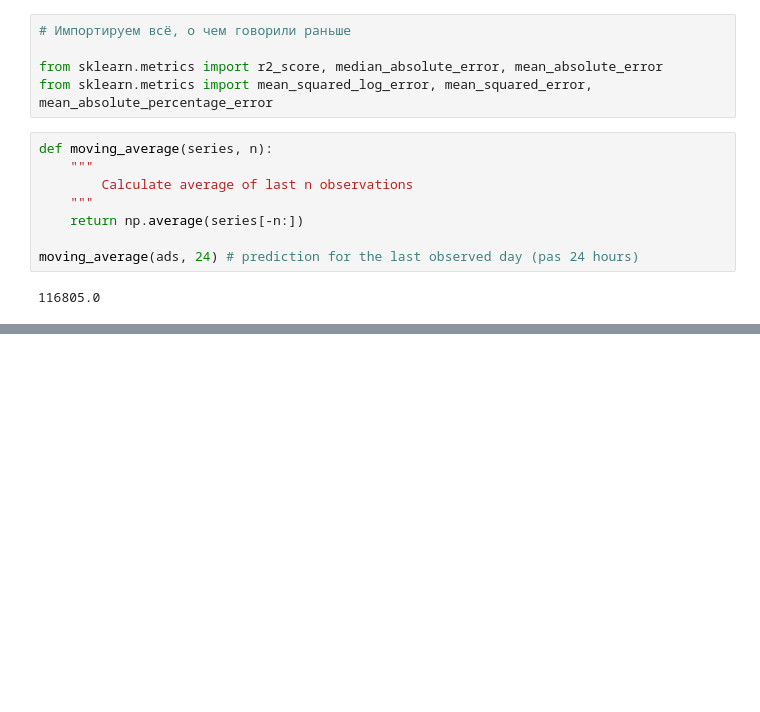
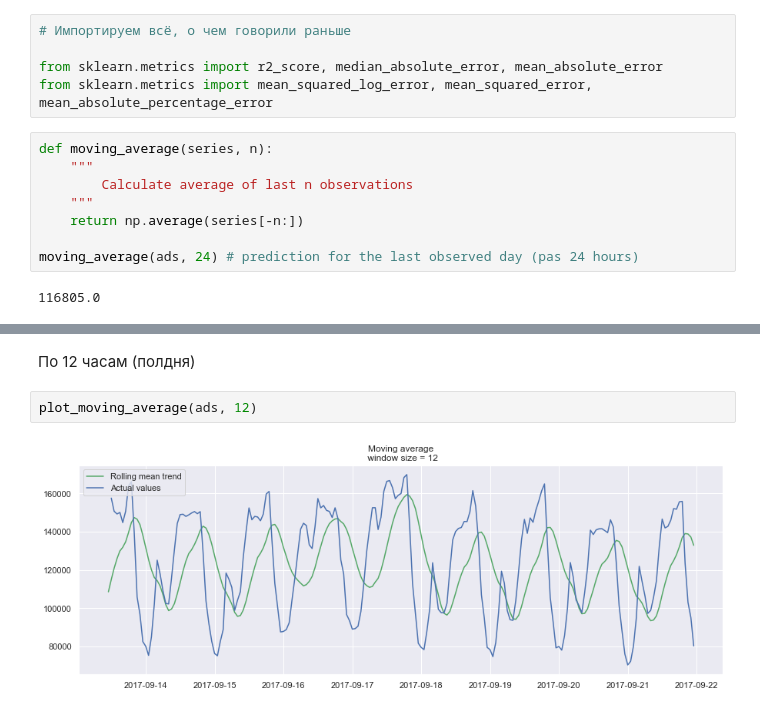
Before and after one commit to adwiza/machine_learning, a Jupyter notebook: ml_23-Time series analysis.ipynb, the cells around one changed output, grey strips where cells are left out. Cells and saved outputs as stored; diff of their text form; blank space fills up the shorter version.

```diff
--- a/ml_23-Time series analysis.ipynb
+++ b/ml_23-Time series analysis.ipynb
@@ -129,0 +170,6 @@ moving_average(ads, 24) # prediction for the last observed day (pas 24 hours)
+# %% [markdown]
+По 12 часам (полдня)
+# %%
+plot_moving_average(ads, 12)
+# %% [output]
+[figure, added]
```
Also changed, not shown: parts of 23 cells of this notebook.
